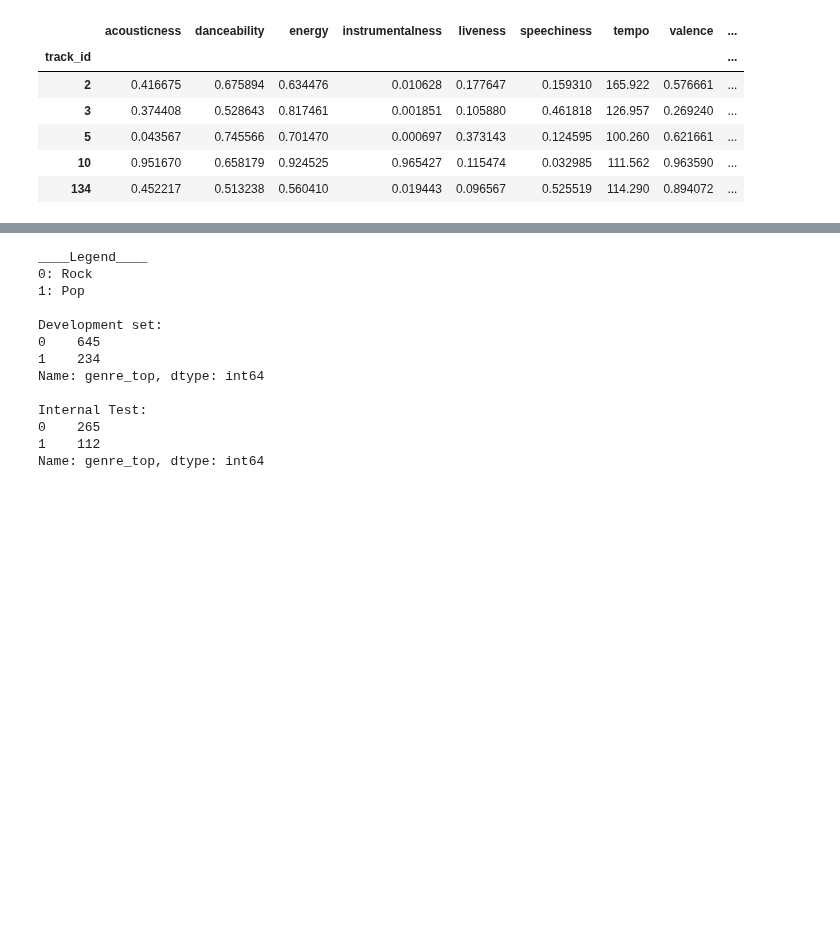
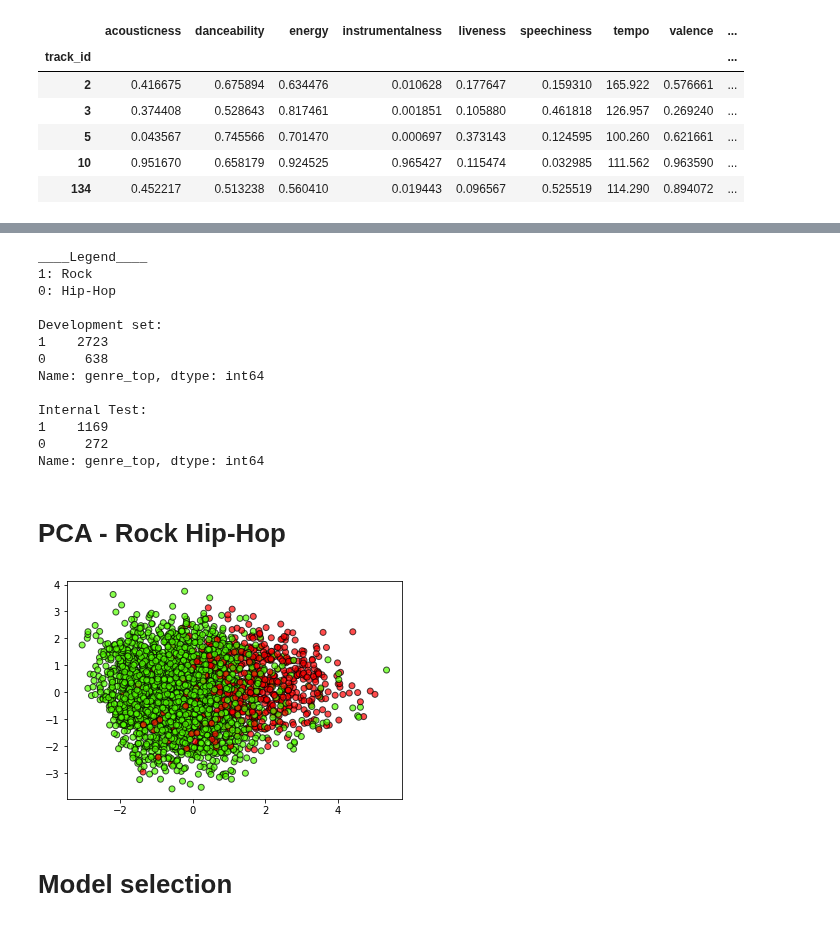
Before and after one commit to gaetanoantonicchio/DataMining-2, a Jupyter notebook: classification-unbalanced/genre_class-decision_tree-KNN_unbalanced-echonest.ipynb, the cells around one changed output, grey strips where cells are left out. Saved outputs shown, nothing was run; the diff lists cells and outputs as text; code cells hidden in the pictures; blank space fills up the shorter version.

```diff
--- a/classification-unbalanced/genre_class-decision_tree-KNN_unbalanced-echonest.ipynb
+++ b/classification-unbalanced/genre_class-decision_tree-KNN_unbalanced-echonest.ipynb
@@ -88,19 +88,38 @@ X_develop, X_test, y_develop, y_test = train_test_split(
 rock_pop, genre_labels, test_size=0.30, random_state=42)
 # %%
 # check partition
-print(f"____Legend____\n0: Rock\n1: Pop\n\nDevelopment set:\
+print(f"____Legend____\n1: Rock\n0: Hip-Hop\n\nDevelopment set:\
 \n{y_develop.value_counts()}\n\nInternal Test:\n{y_test.value_counts()}")
 # %% [output]
 ____Legend____
-0: Rock
-1: Pop
+1: Rock
+0: Hip-Hop
 
 Development set:
-0    645
-1    234
+1    2723
+0     638
 Name: genre_top, dtype: int64
 
 Internal Test:
-0    265
-1    112
+1    1169
+0     272
 Name: genre_top, dtype: int64
+# %%
+# normalize data
+scaler = StandardScaler(copy=False)
+X_develop = scaler.fit_transform(X_develop)
+X_test = scaler.transform(X_test)
+# %% [markdown]
+# PCA - Rock Hip-Hop
+# %%
+# 2D PCA
+pca = PCA(n_components=2)
+pca.fit(X_develop)
+X_pca = pca.transform(X_develop)
+# %%
+plt.scatter(X_pca[:, 0], X_pca[:, 1], c=y_develop, cmap=plt.cm.prism, edgecolor='k', alpha=0.7)
+plt.show()
+# %% [output]
+[figure, added]
+# %% [markdown]
+# Model selection
```
Also changed, not shown: parts of 9 cells of this notebook.
